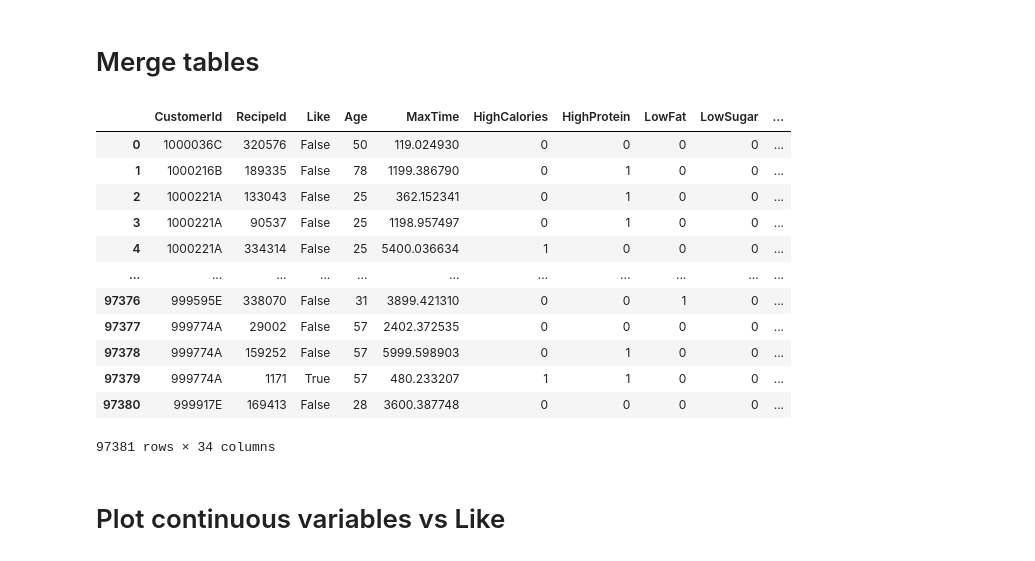
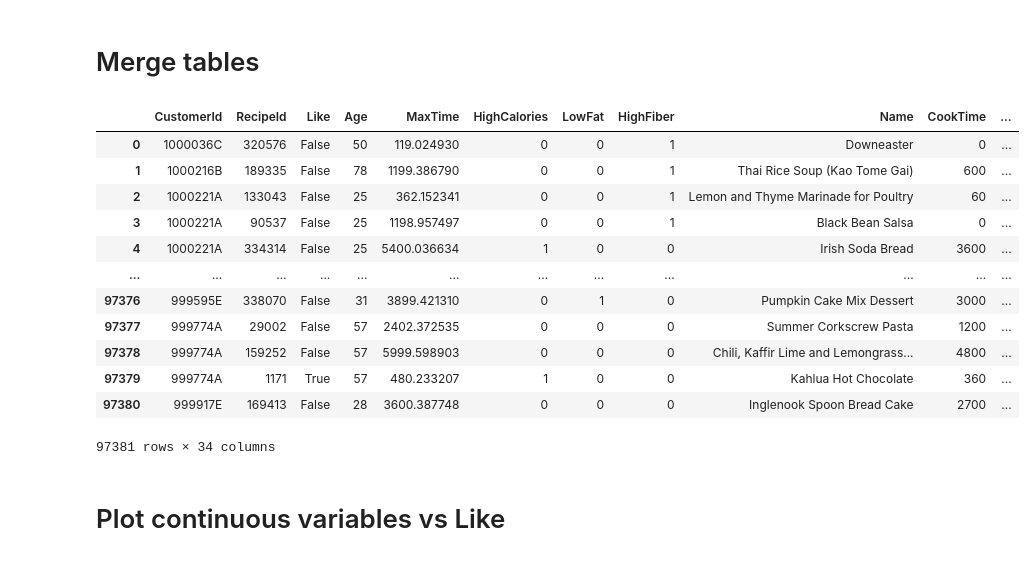
Before and after one commit to MittmannM/AnalyticsCupTUM, a Jupyter notebook: AC 2.1.ipynb, the cells around one changed output. Drawn from its saved outputs; the diff is of its cells as text; code cells hidden in the pictures.

```diff
--- a/AC 2.1.ipynb
+++ b/AC 2.1.ipynb
@@ -48,12 +48,12 @@ recipesServings_mean = recipes_csv['RecipeServings'].mean()
 mapping_cal = {1: 1, 0.0: 0}
 requests_csv['HighCalories'] = requests_csv['HighCalories'].map(mapping_cal).astype('category')
 
-mapping_protein = {'Yes': 1, 'Indifferent': 0, 'No': 0, }
+mapping_protein = {'Yes': 'Yes', 'Indifferent': 'Indifferent', 'No': 'No', }
 requests_csv['HighProtein'] = requests_csv['HighProtein'].map(mapping_protein).astype('category')
 
 requests_csv['LowFat'] = requests_csv['LowFat'].astype('category')
 
-mapping_sugar = {'1': 1, 'Indifferent': 0, '0': 0, }
+mapping_sugar = {'1': 'Yes', 'Indifferent': 'Indifferent', '0': 'No', }
 requests_csv['LowSugar'] = requests_csv['LowSugar'].map(mapping_sugar).astype('category')
 
 requests_csv['HighFiber'] = requests_csv['HighFiber'].astype('category')
@@ -62,29 +62,29 @@ requests_csv['HighFiber'] = requests_csv['HighFiber'].astype('category')
 # %%
 #merge diet + review
 reviews_csv["Like"] = reviews_csv["Like"].astype("category")
 reviews_csv = reviews_csv.drop("Rating", axis=1)
 reviews_csv.dropna(subset=["Like"], inplace=True) # note: now the entries are reduced to 97381 entries
 reviews_csv = reviews_csv.drop("TestSetId", axis=1)
 review_with_diet = pd.merge(reviews_csv, diet_csv, on="CustomerId", how="inner") # 97381 entries
 #merge diet + review + request
 review_diet_with_request = pd.merge(review_with_diet, requests_csv, on=["CustomerId", "RecipeId"], how="inner") # 97381 entries
 df = pd.merge(review_diet_with_request, recipes_csv, on='RecipeId', how='left')
-df = pd.get_dummies(df, columns=['Diet', 'RecipeCategory'], drop_first=True)
+df = pd.get_dummies(df, columns=['Diet', 'RecipeCategory', 'HighProtein', 'LowSugar'], drop_first=True)
 
 df
 # %% [output]
-|  | CustomerId | RecipeId | Like | Age | MaxTime | HighCalories | HighProtein | LowFat | LowSugar | ... |
-| 0 | 1000036C | 320576 | False | 50 | 119.024930 | 0 | 0 | 0 | 0 | ... |
-| 1 | 1000216B | 189335 | False | 78 | 1199.386790 | 0 | 1 | 0 | 0 | ... |
-| 2 | 1000221A | 133043 | False | 25 | 362.152341 | 0 | 1 | 0 | 0 | ... |
-| 3 | 1000221A | 90537 | False | 25 | 1198.957497 | 0 | 1 | 0 | 0 | ... |
-| 4 | 1000221A | 334314 | False | 25 | 5400.036634 | 1 | 0 | 0 | 0 | ... |
-| ... | ... | ... | ... | ... | ... | ... | ... | ... | ... | ... |
-| 97376 | 999595E | 338070 | False | 31 | 3899.421310 | 0 | 0 | 1 | 0 | ... |
-| 97377 | 999774A | 29002 | False | 57 | 2402.372535 | 0 | 0 | 0 | 0 | ... |
-| 97378 | 999774A | 159252 | False | 57 | 5999.598903 | 0 | 1 | 0 | 0 | ... |
-| 97379 | 999774A | 1171 | True | 57 | 480.233207 | 1 | 1 | 0 | 0 | ... |
-| 97380 | 999917E | 169413 | False | 28 | 3600.387748 | 0 | 0 | 0 | 0 | ... |
+|  | CustomerId | RecipeId | Like | Age | MaxTime | HighCalories | LowFat | HighFiber | Name | CookTime | ... |
+| 0 | 1000036C | 320576 | False | 50 | 119.024930 | 0 | 0 | 1 | Downeaster | 0 | ... |
+| 1 | 1000216B | 189335 | False | 78 | 1199.386790 | 0 | 0 | 1 | Thai Rice Soup (Kao Tome Gai) | 600 | ... |
+| 2 | 1000221A | 133043 | False | 25 | 362.152341 | 0 | 0 | 1 | Lemon and Thyme Marinade for Poultry | 60 | ... |
+| 3 | 1000221A | 90537 | False | 25 | 1198.957497 | 0 | 0 | 1 | Black Bean Salsa | 0 | ... |
+| 4 | 1000221A | 334314 | False | 25 | 5400.036634 | 1 | 0 | 0 | Irish Soda Bread | 3600 | ... |
+| ... | ... | ... | ... | ... | ... | ... | ... | ... | ... | ... | ... |
+| 97376 | 999595E | 338070 | False | 31 | 3899.421310 | 0 | 1 | 0 | Pumpkin Cake Mix Dessert | 3000 | ... |
+| 97377 | 999774A | 29002 | False | 57 | 2402.372535 | 0 | 0 | 0 | Summer Corkscrew Pasta | 1200 | ... |
+| 97378 | 999774A | 159252 | False | 57 | 5999.598903 | 0 | 0 | 0 | Chili, Kaffir Lime and Lemongrass... | 4800 | ... |
+| 97379 | 999774A | 1171 | True | 57 | 480.233207 | 1 | 0 | 0 | Kahlua Hot Chocolate | 360 | ... |
+| 97380 | 999917E | 169413 | False | 28 | 3600.387748 | 0 | 0 | 0 | Inglenook Spoon Bread Cake | 2700 | ... |
 97381 rows × 34 columns
 # %% [markdown]
 # Plot continuous variables vs Like
```
Also changed, not shown: parts of 4 cells of this notebook.
